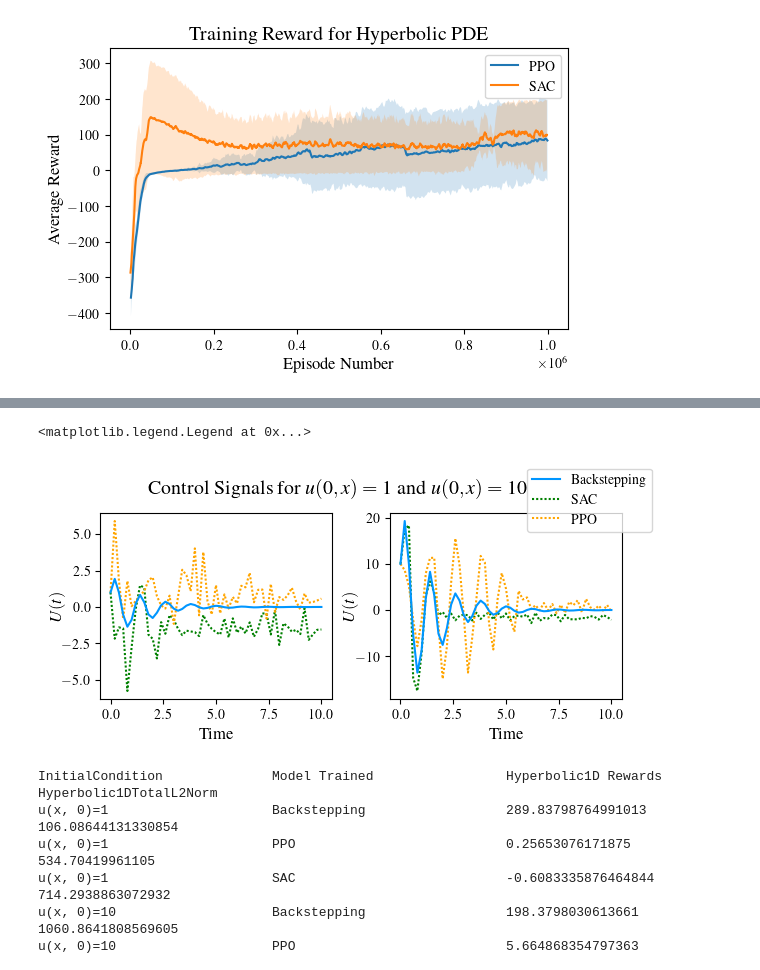
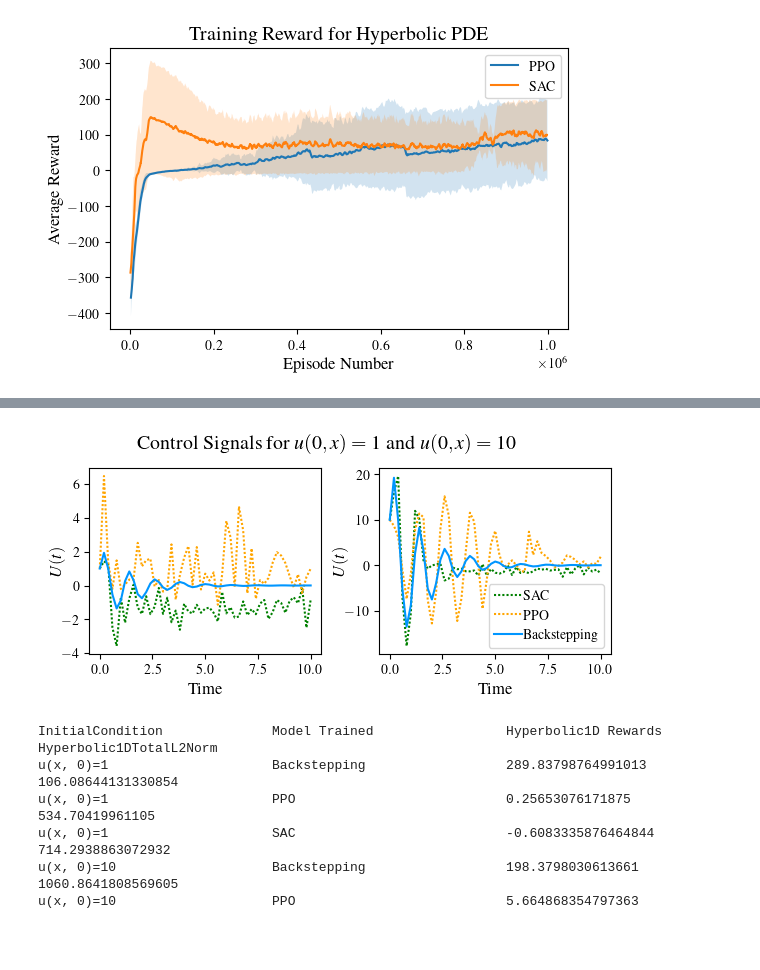
Before and after one commit to lukebhan/PDEControlGym, a Jupyter notebook: examples/hyperbolicPDE/HyperbolicPDEExample.ipynb, the cells around one changed output, grey strips where cells are left out. Cells and saved outputs as stored; diff of their text form; code cells hidden in the pictures; blank space fills up the shorter version.

```diff
--- a/examples/hyperbolicPDE/HyperbolicPDEExample.ipynb
+++ b/examples/hyperbolicPDE/HyperbolicPDEExample.ipynb
@@ -542,32 +535,33 @@ ax[2].plot(test[1:], temporal[1:], vals[1:], color="red", lw=0.1, antialiased=Fa
 # %%
 # BUILD CONTROL SIGNAL PLOTS
 fig = plt.figure(figsize=set_size(433, 0.99, (1, 2), height_add=1))
 subfigs = fig.subfigures(nrows=1, ncols=1, hspace=0)
 
 subfig = subfigs
 subfig.suptitle(r"Control Signals for $u(0, x)=1$ and $u(0, x)=10$")
 subfig.subplots_adjust(left=0.1, bottom=0.2, right=.98, top=0.86, wspace=0.25, hspace=0.1)
 X = 1
 dx = 1e-2
 T = 10
 spatial = np.linspace(dx, X, int(round(X/dx)))
 temporal = np.linspace(0, T, len(uPPOOne))
 ax = subfig.subplots(nrows=1, ncols=2)
 l2, = ax[0].plot(temporal, uSACOne.transpose()[-1], label="SAC", linestyle=linestyle_tuple[2][1], color="green")
 l1, = ax[0].plot(temporal, uPPOOne.transpose()[-1], label="PPO", linestyle=linestyle_tuple[2][1], color="orange")
 l3, = ax[0].plot(temporal, uBcksOne.transpose()[-1], label="Backstepping", color="#0096FF")
 ax[0].set_xlabel("Time")
 ax[0].set_ylabel(R"$U(t)$", labelpad=-2)
 
 l2, = ax[1].plot(temporal, uSACTen.transpose()[-1], label="SAC", linestyle=linestyle_tuple[2][1], color="green")
 l1, = ax[1].plot(temporal, uPPOTen.transpose()[-1], label="PPO", linestyle=linestyle_tuple[2][1], color="orange")
 l3, = ax[1].plot(temporal, uBcksTen.transpose()[-1], label="Backstepping", color="#0096FF")
 ax[1].set_xlabel("Time")
 ax[1].set_ylabel(r"$U(t)$", labelpad=-2)
 plt.legend([l1, l2, l3], ["PPO", "SAC", "Backstepping"], loc="lower left", bbox_to_anchor=[.56,.86], reverse=True)
+plt.legend(handletextpad=0.1)
+plt.savefig("hyperbolicControlSignals.png", dpi=300)
 # %% [output]
-<matplotlib.legend.Legend at 0x...>
-[figure, old version]
+[figure, new version]
 # %%
 # PDE L2 Error
 def getPDEl2(u, uhat):
```
Also changed, not shown: parts of 6 cells of this notebook, 13 other files.
